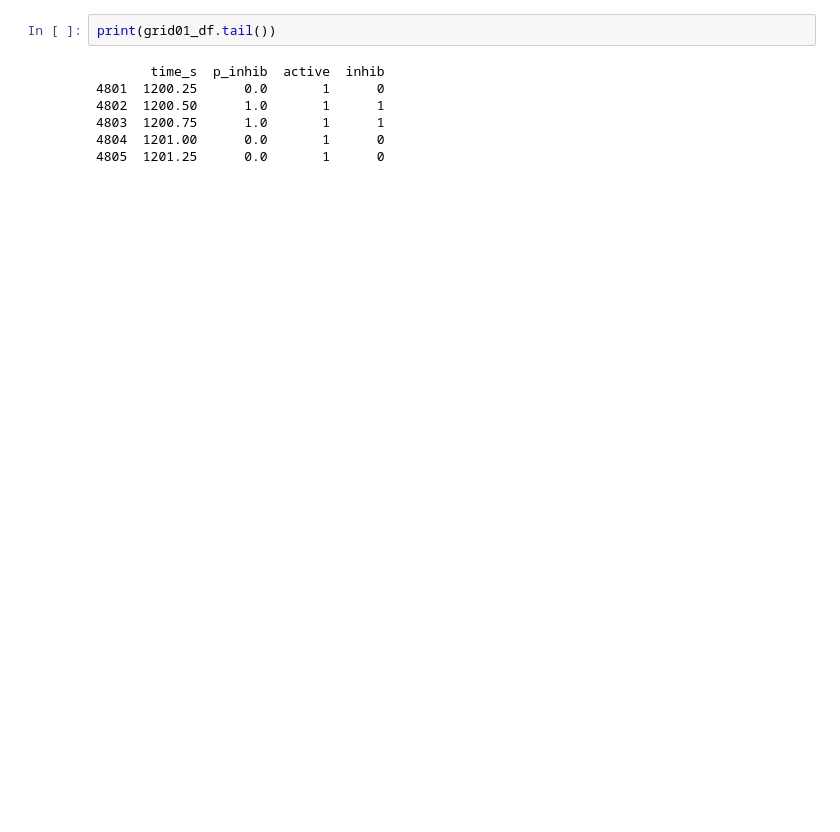
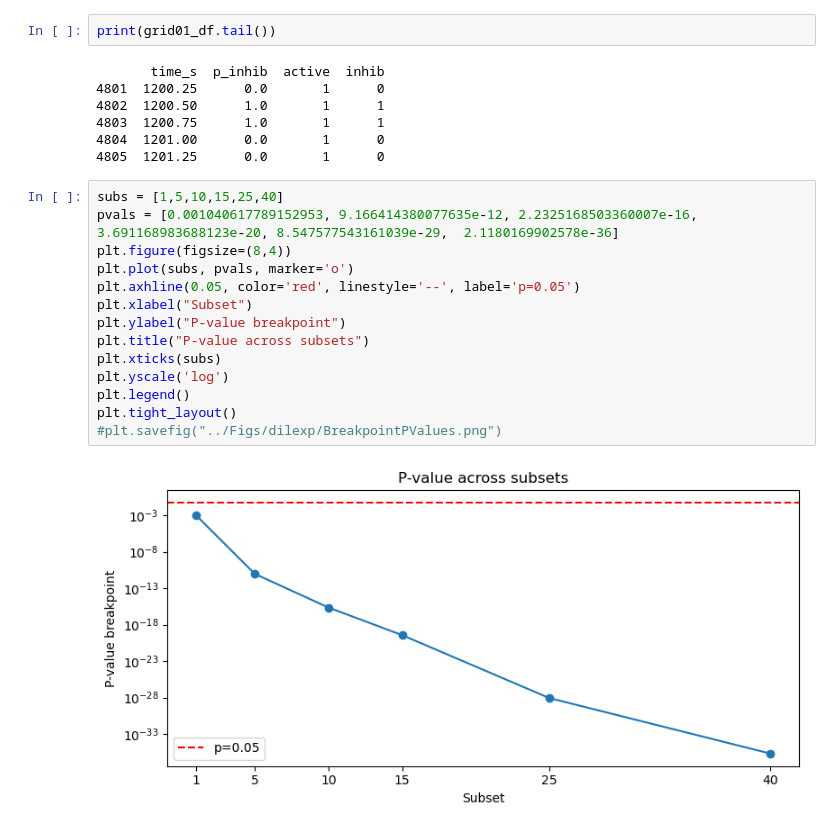
Before and after one commit to michaelstaiger/IFCBParticleSize, a Jupyter notebook: EmpyricalAnalysis/Notebooks/PiecewiseInhibitProbability.ipynb, the cells around one changed output. Cells and saved outputs as stored; diff of their text form; blank space fills up the shorter version.

```diff
--- a/EmpyricalAnalysis/Notebooks/PiecewiseInhibitProbability.ipynb
+++ b/EmpyricalAnalysis/Notebooks/PiecewiseInhibitProbability.ipynb
@@ -1137,3 +1129,19 @@ print(grid01_df.tail())
 4803  1200.75      1.0       1      1
 4804  1201.00      0.0       1      0
 4805  1201.25      0.0       1      0
+# %%
+subs = [1,5,10,15,25,40]
+pvals = [0.001040617789152953, 9.166414380077635e-12, 2.2325168503360007e-16, 3.691168983688123e-20, 8.547577543161039e-29,  2.1180169902578e-36]
+plt.figure(figsize=(8,4))
+plt.plot(subs, pvals, marker='o')
+plt.axhline(0.05, color='red', linestyle='--', label='p=0.05')
+plt.xlabel("Subset")
+plt.ylabel("P-value breakpoint")
+plt.title("P-value across subsets")
+plt.xticks(subs)
+plt.yscale('log')
+plt.legend()
+plt.tight_layout()
+#plt.savefig("../Figs/dilexp/BreakpointPValues.png")
+# %% [output]
+[figure, added]
```
Also changed, not shown: parts of 3 cells of this notebook, 1 other file.
